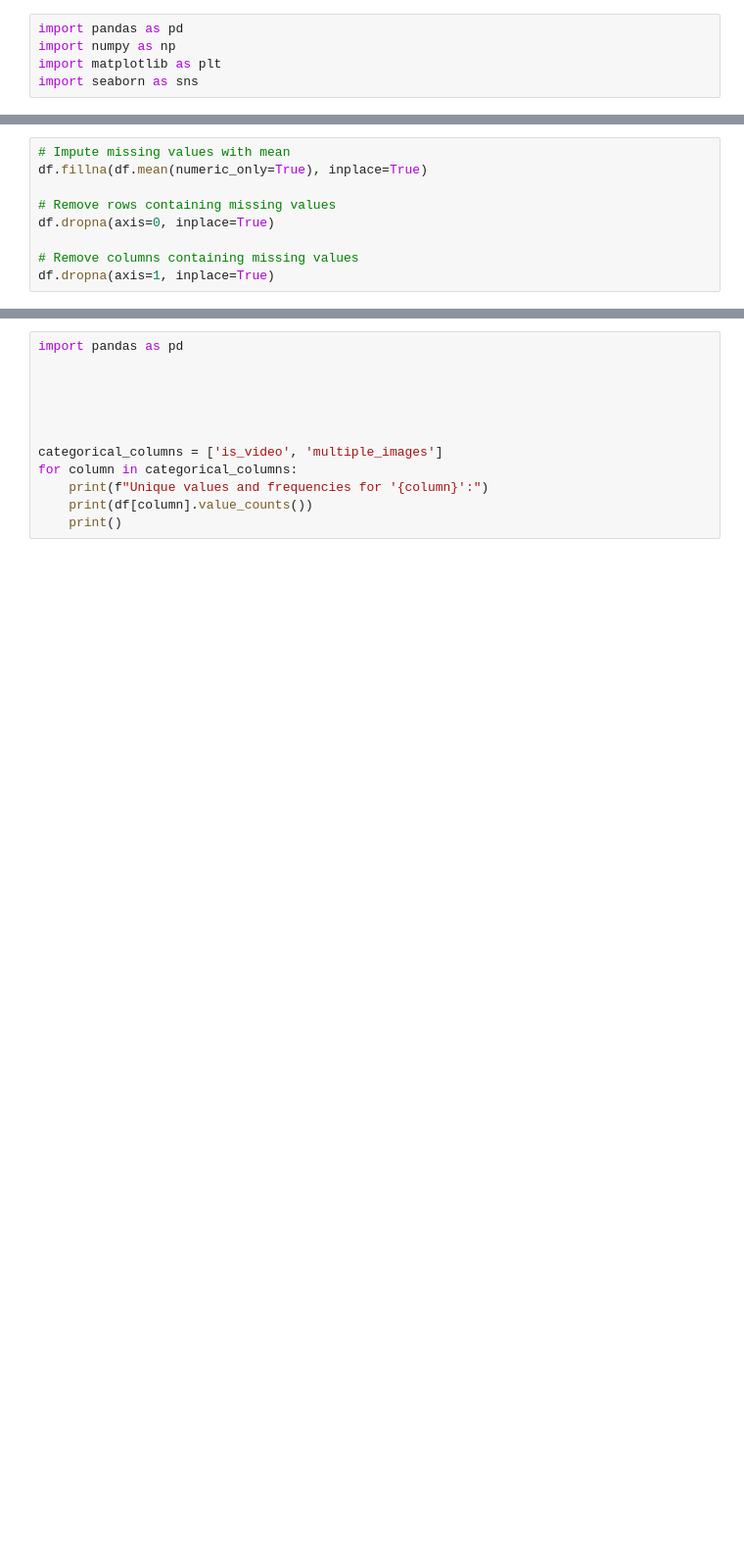
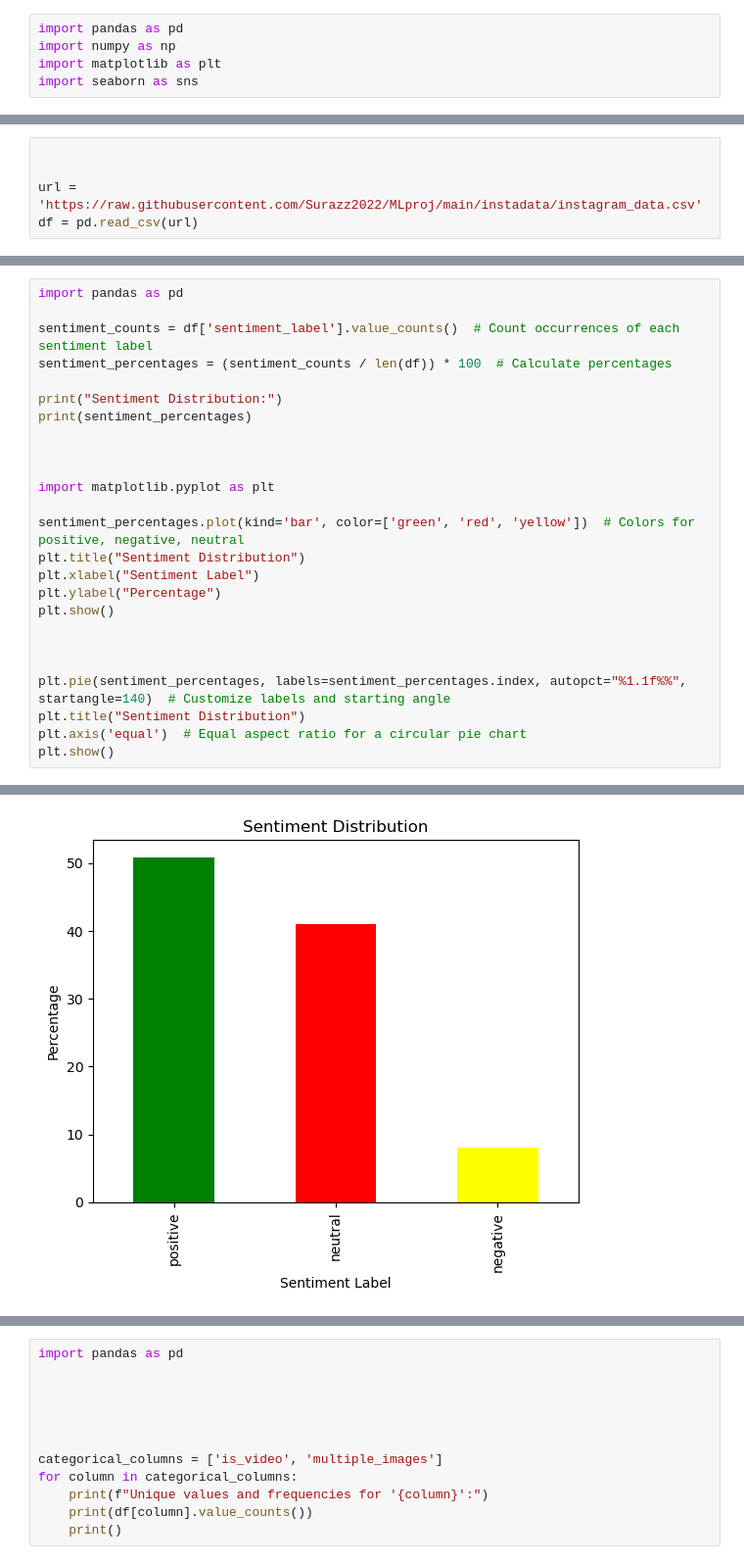
Before and after one commit to Surazz2022/MLproj, a Jupyter notebook: InstaProj.ipynb, the cells around one changed output, grey strips where cells are left out. Shown at 98% size. Drawn from its saved outputs; the diff is of its cells as text; blank space fills up the shorter version.

```diff
--- a/InstaProj.ipynb
+++ b/InstaProj.ipynb
@@ -36,0 +37,5 @@ df = pd.read_csv('/workspaces/MLproj/instadata/instagram_data.csv')
+# %%
+
+
+url = 'https://raw.githubusercontent.com/Surazz2022/MLproj/main/instadata/instagram_data.csv'
+df = pd.read_csv(url)
@@ -257,9 +68,0 @@ Features
-# %%
-# Impute missing values with mean
-df.fillna(df.mean(numeric_only=True), inplace=True)
-
-# Remove rows containing missing values
-df.dropna(axis=0, inplace=True)
-
-# Remove columns containing missing values
-df.dropna(axis=1, inplace=True)
@@ -292,0 +176,26 @@ dtype: int64
+# %%
+import pandas as pd
+
+sentiment_counts = df['sentiment_label'].value_counts()  # Count occurrences of each sentiment label
+sentiment_percentages = (sentiment_counts / len(df)) * 100  # Calculate percentages
+
+print("Sentiment Distribution:")
+print(sentiment_percentages)
+
+
+
+import matplotlib.pyplot as plt
+
+sentiment_percentages.plot(kind='bar', color=['green', 'red', 'yellow'])  # Colors for positive, negative, neutral
+plt.title("Sentiment Distribution")
+plt.xlabel("Sentiment Label")
+plt.ylabel("Percentage")
+plt.show()
+
+
+
+plt.pie(sentiment_percentages, labels=sentiment_percentages.index, autopct="%1.1f%%", startangle=140)  # Customize labels and starting angle
+plt.title("Sentiment Distribution")
+plt.axis('equal')  # Equal aspect ratio for a circular pie chart
+plt.show()
+# %% [output]
@@ -292,0 +208 @@ dtype: int64
+[figure, added]
```
Also changed, not shown: parts of 56 cells of this notebook, 1 other file.
